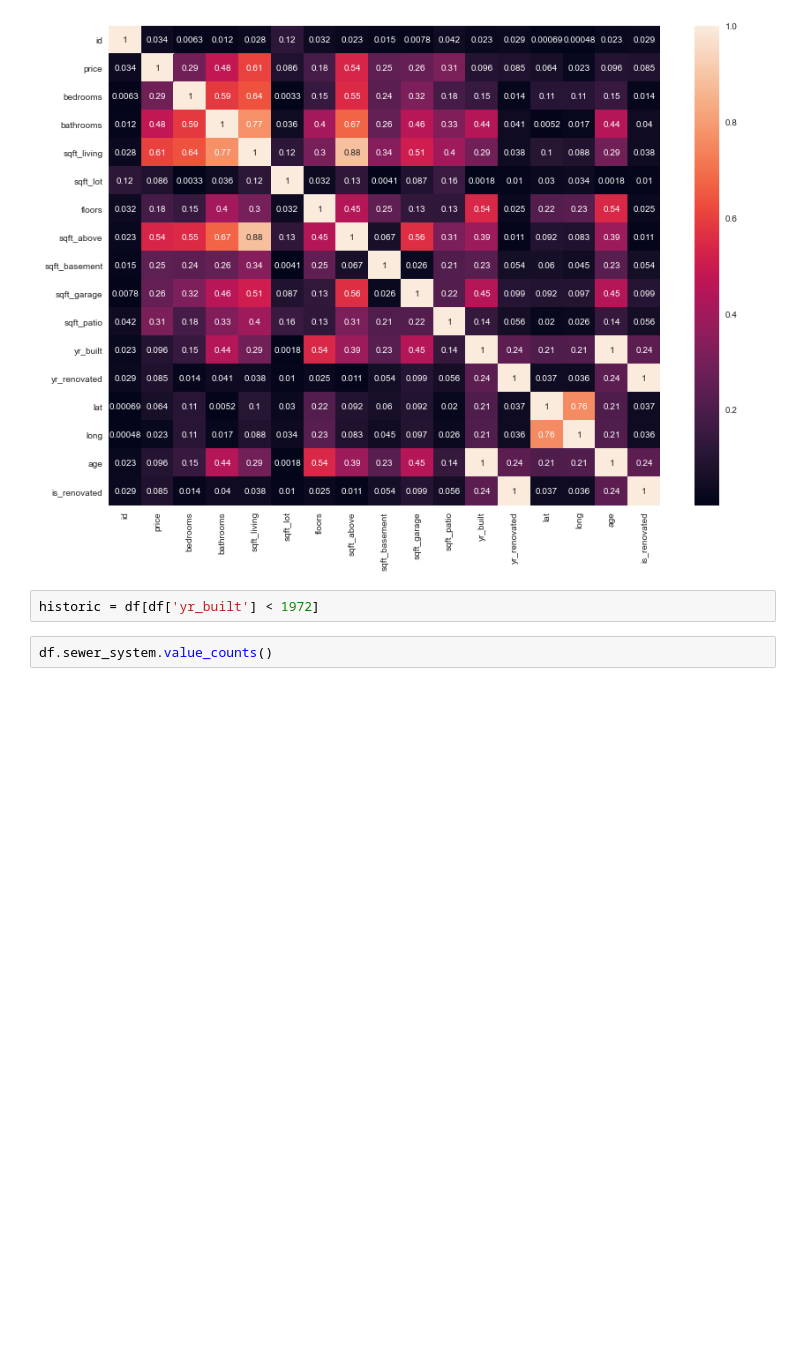
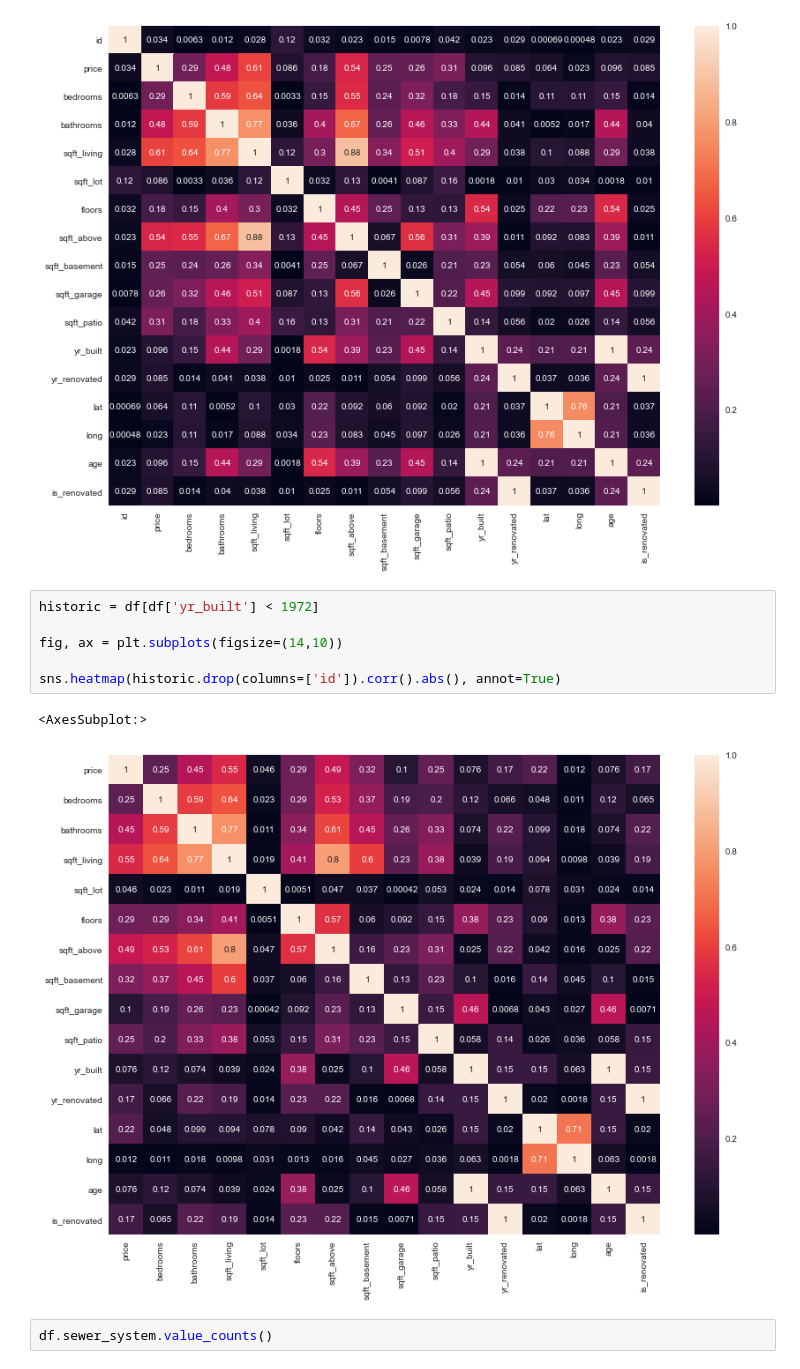
Before and after one commit to hall-nicholas/flatiron-ds-project-2, a Jupyter notebook: code/nick_EDA.ipynb, the cells around one changed output. Cells and saved outputs as stored; diff of their text form; blank space fills up the shorter version.

```diff
--- a/code/nick_EDA.ipynb
+++ b/code/nick_EDA.ipynb
@@ -186,8 +212,15 @@ sns.heatmap(df.corr().abs(), annot=True)
 # %% [output]
 <AxesSubplot:>
 [figure]
-# %%
-historic = df[df['yr_built'] < 1972]
+# %%
+historic = df[df['yr_built'] < 1972]
+
+fig, ax = plt.subplots(figsize=(14,10))
+
+sns.heatmap(historic.drop(columns=['id']).corr().abs(), annot=True)
+# %% [output]
+<AxesSubplot:>
+[figure, added]
 # %%
 df.sewer_system.value_counts()
 # %% [output]
```
Also changed, not shown: parts of 7 cells of this notebook, 1 other file.
